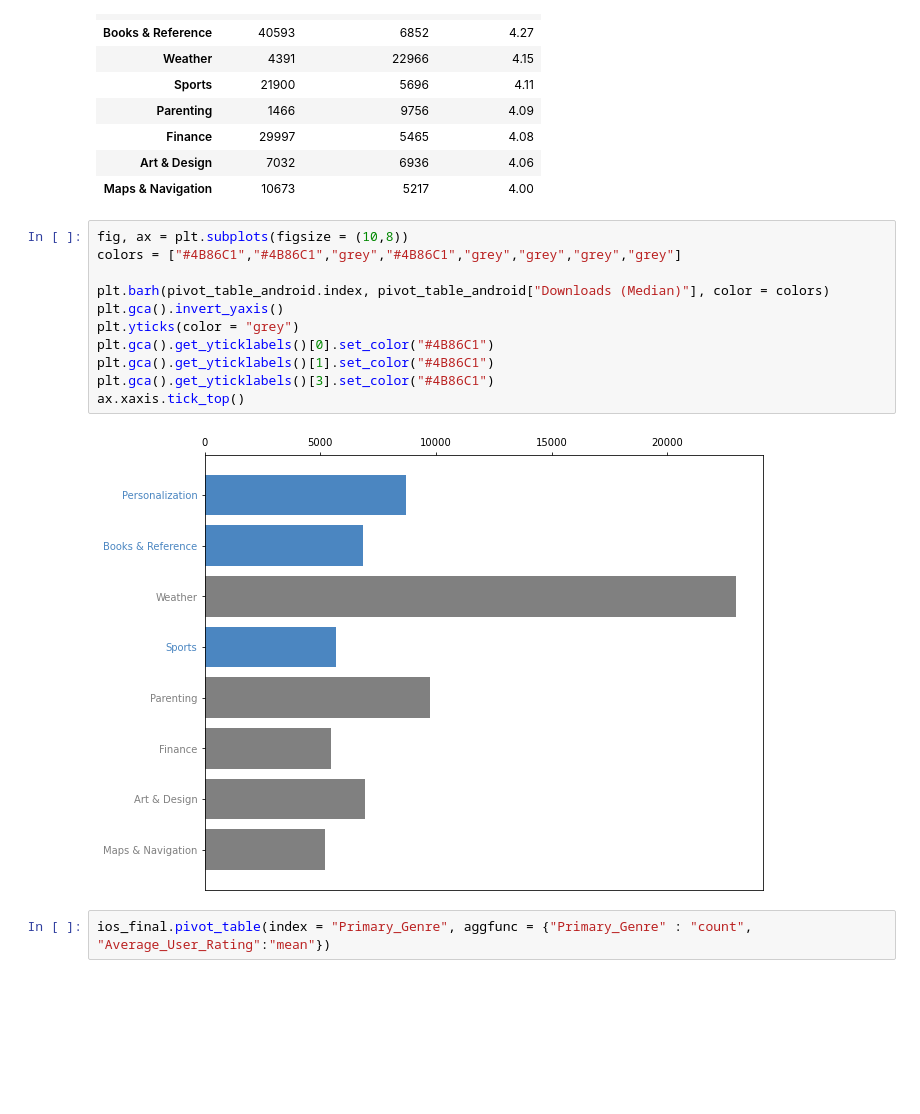
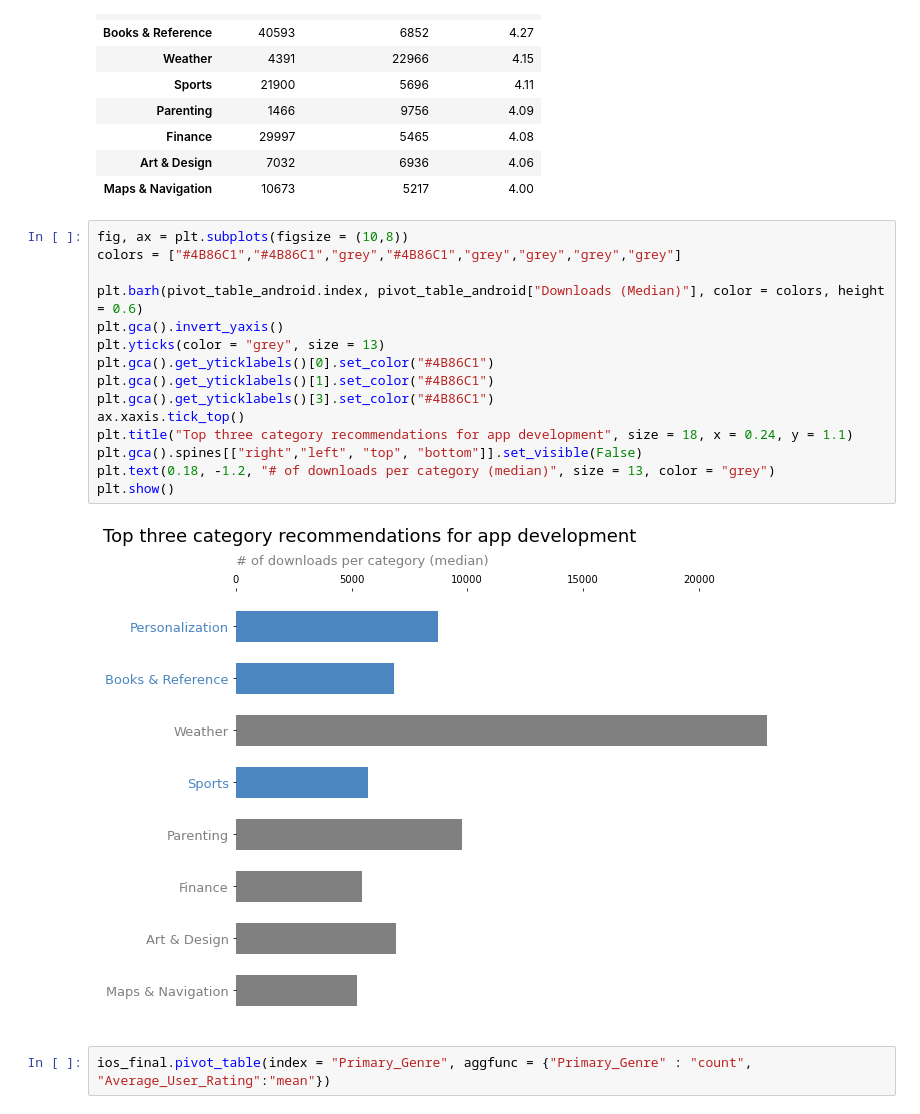
Before and after one commit to paul-trood/Portfolio-Mobile_app_recommendations, a Jupyter notebook: app_profile.ipynb, the cells around one changed output. Saved outputs shown, nothing was run; the diff lists cells and outputs as text; blank space fills up the shorter version.

Commit message:
Add files via upload
changed plot color

```diff
--- a/app_profile.ipynb
+++ b/app_profile.ipynb
@@ -955,16 +955,20 @@ pivot_table_android
 # %%
 fig, ax = plt.subplots(figsize = (10,8))
 colors = ["#4B86C1","#4B86C1","grey","#4B86C1","grey","grey","grey","grey"]
 
-plt.barh(pivot_table_android.index, pivot_table_android["Downloads (Median)"], color = colors)
+plt.barh(pivot_table_android.index, pivot_table_android["Downloads (Median)"], color = colors, height = 0.6)
 plt.gca().invert_yaxis()
-plt.yticks(color = "grey")
+plt.yticks(color = "grey", size = 13)
 plt.gca().get_yticklabels()[0].set_color("#4B86C1")
 plt.gca().get_yticklabels()[1].set_color("#4B86C1")
 plt.gca().get_yticklabels()[3].set_color("#4B86C1")
 ax.xaxis.tick_top()
+plt.title("Top three category recommendations for app development", size = 18, x = 0.24, y = 1.1)
+plt.gca().spines[["right","left", "top", "bottom"]].set_visible(False)
+plt.text(0.18, -1.2, "# of downloads per category (median)", size = 13, color = "grey")
+plt.show()
 # %% [output]
-[figure, old version]
+[figure, new version]
 # %%
 ios_final.pivot_table(index = "Primary_Genre", aggfunc = {"Primary_Genre" : "count", "Average_User_Rating":"mean"})
 # %% [output]
```
